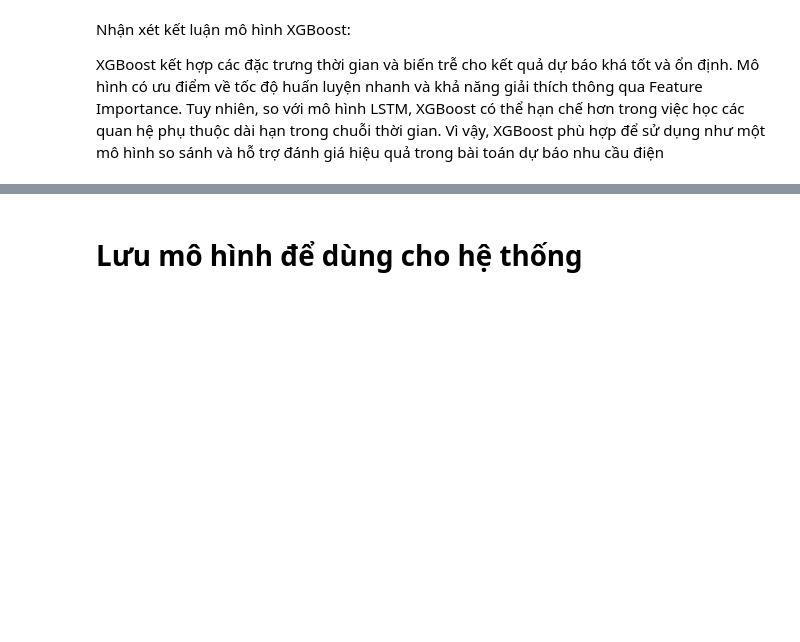
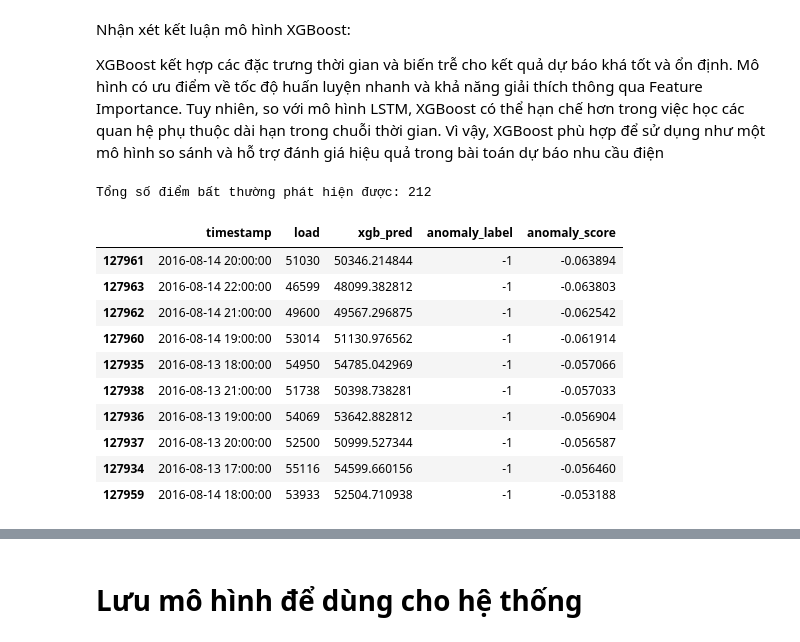
Before and after one commit to XMai2324/Electricity_forecasting, a Jupyter notebook: notebooks/xgboost.ipynb, the cells around one changed output, grey strips where cells are left out. Cells and saved outputs as stored; diff of their text form; code cells hidden in the pictures; blank space fills up the shorter version.

```diff
--- a/notebooks/xgboost.ipynb
+++ b/notebooks/xgboost.ipynb
@@ -541,3 +526,40 @@ plt.show()
 Nhận xét kết luận mô hình XGBoost:
 
 XGBoost kết hợp các đặc trưng thời gian và biến trễ cho kết quả dự báo khá tốt và ổn định. Mô hình có ưu điểm về tốc độ huấn luyện nhanh và khả năng giải thích thông qua Feature Importance. Tuy nhiên, so với mô hình LSTM, XGBoost có thể hạn chế hơn trong việc học các quan hệ phụ thuộc dài hạn trong chuỗi thời gian. Vì vậy, XGBoost phù hợp để sử dụng như một mô hình so sánh và hỗ trợ đánh giá hiệu quả trong bài toán dự báo nhu cầu điện
+# %%
+from sklearn.ensemble import IsolationForest
+
+# Huấn luyện mô hình Isolation Forest trên tập train
+iso_model = IsolationForest(
+    n_estimators=200,
+    contamination=0.01,   # có thể tăng lên 0.02 hoặc 0.03 nếu muốn thấy nhiều điểm bất thường hơn
+    random_state=42
+)
+
+iso_model.fit(X_train)
+
+# Dự đoán bất thường trên tập test
+test_anomaly = test[["timestamp", "load"]].copy()
+test_anomaly["xgb_pred"] = y_pred
+test_anomaly["anomaly_label"] = iso_model.predict(X_test)      # 1: bình thường, -1: bất thường
+test_anomaly["anomaly_score"] = iso_model.decision_function(X_test)
+
+# Lọc các điểm bất thường
+anomaly_points = test_anomaly[test_anomaly["anomaly_label"] == -1].copy()
+anomaly_points = anomaly_points.sort_values("anomaly_score")
+
+print("Tổng số điểm bất thường phát hiện được:", len(anomaly_points))
+anomaly_points.head(10)
+# %% [output]
+Tổng số điểm bất thường phát hiện được: 212
+|  | timestamp | load | xgb_pred | anomaly_label | anomaly_score |
+| 127961 | 2016-08-14 20:00:00 | 51030 | 50346.214844 | -1 | -0.063894 |
+| 127963 | 2016-08-14 22:00:00 | 46599 | 48099.382812 | -1 | -0.063803 |
+| 127962 | 2016-08-14 21:00:00 | 49600 | 49567.296875 | -1 | -0.062542 |
+| 127960 | 2016-08-14 19:00:00 | 53014 | 51130.976562 | -1 | -0.061914 |
+| 127935 | 2016-08-13 18:00:00 | 54950 | 54785.042969 | -1 | -0.057066 |
+| 127938 | 2016-08-13 21:00:00 | 51738 | 50398.738281 | -1 | -0.057033 |
+| 127936 | 2016-08-13 19:00:00 | 54069 | 53642.882812 | -1 | -0.056904 |
+| 127937 | 2016-08-13 20:00:00 | 52500 | 50999.527344 | -1 | -0.056587 |
+| 127934 | 2016-08-13 17:00:00 | 55116 | 54599.660156 | -1 | -0.056460 |
+| 127959 | 2016-08-14 18:00:00 | 53933 | 52504.710938 | -1 | -0.053188 |
```
Also changed, not shown: parts of 9 cells of this notebook, 2 other files.
